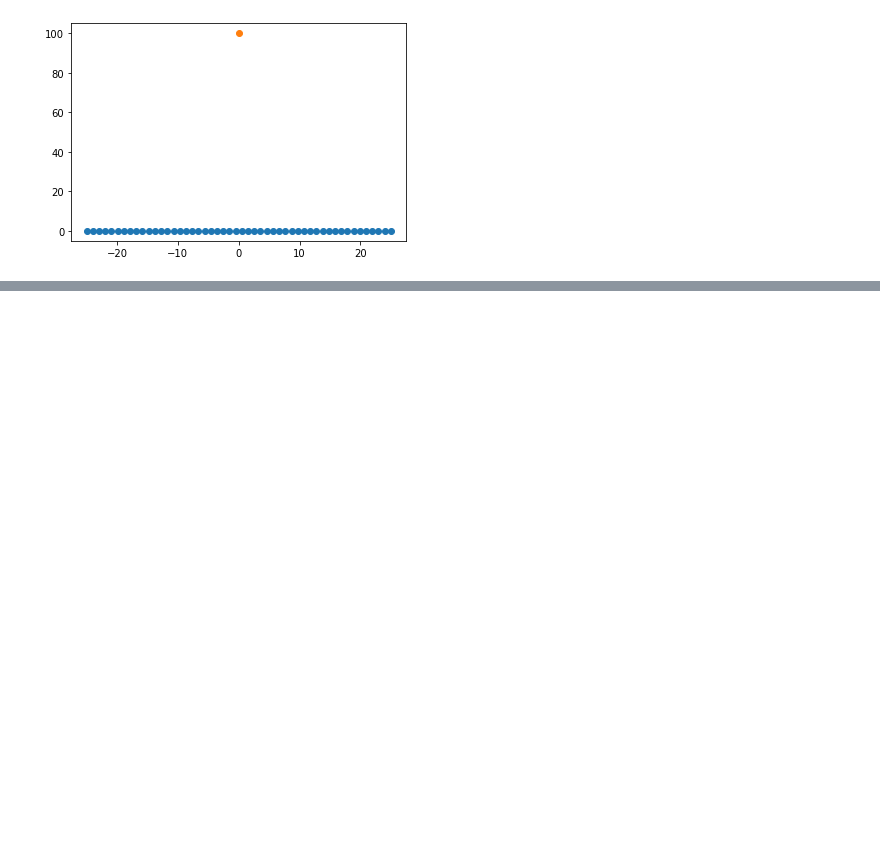
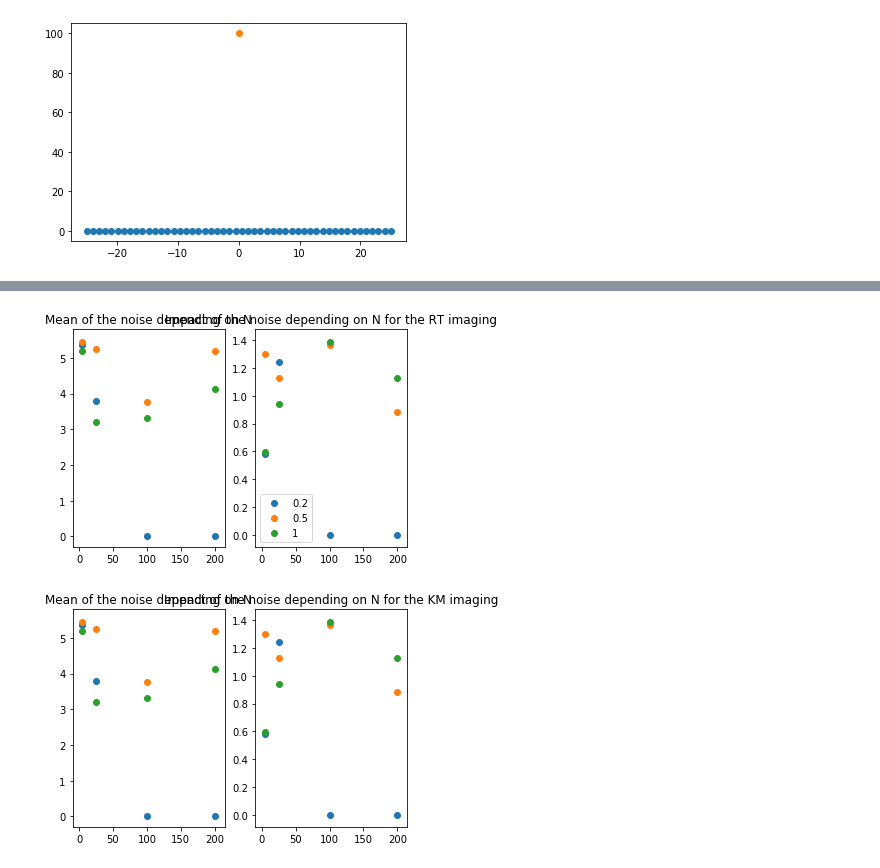
Before and after one commit to JulesSanchez/MVA-inverse-problem-in-imaging, a Jupyter notebook: migr.ipynb, the cells around one changed output, grey strips where cells are left out. Cells and saved outputs as stored; diff of their text form; code cells hidden in the pictures; blank space fills up the shorter version.

```diff
--- a/migr.ipynb
+++ b/migr.ipynb
@@ -337,0 +387,34 @@ plt.show()
+# %%
+fig, axs = plt.subplots(1, 2)
+
+for d in deltas:
+    means = []
+    stds = []
+    for n in Ns:
+        means.append(np.mean(loc_errors_RT[d][n]))
+        stds.append(np.std(loc_errors_RT[d][n]))
+    axs[0].scatter(Ns,means, label = d)
+    axs[1].scatter(Ns,stds, label = d)
+    axs[0].set_title('Mean of the noise depending on N')
+    axs[1].set_title('STD of the noise depending on N')
+plt.legend()
+plt.title("Impact of the noise depending on N for the RT imaging")
+plt.show()
+
+fig, axs = plt.subplots(1, 2)
+
+for d in deltas:
+    means = []
+    stds = []
+    for n in Ns:
+        means.append(np.mean(loc_errors_KM[d][n]))
+        stds.append(np.std(loc_errors_KM[d][n]))
+    axs[0].scatter(Ns,means, label = d)
+    axs[1].scatter(Ns,stds, label = d)
+    axs[0].set_title('Mean of the noise depending on N')
+    axs[1].set_title('STD of the noise depending on N')
+plt.title("Impact of the noise depending on N for the KM imaging")
+plt.show()
+# %% [output]
+[figure, added]
+[figure, added]
```
Also changed, not shown: parts of 13 cells of this notebook, 1 other file.
